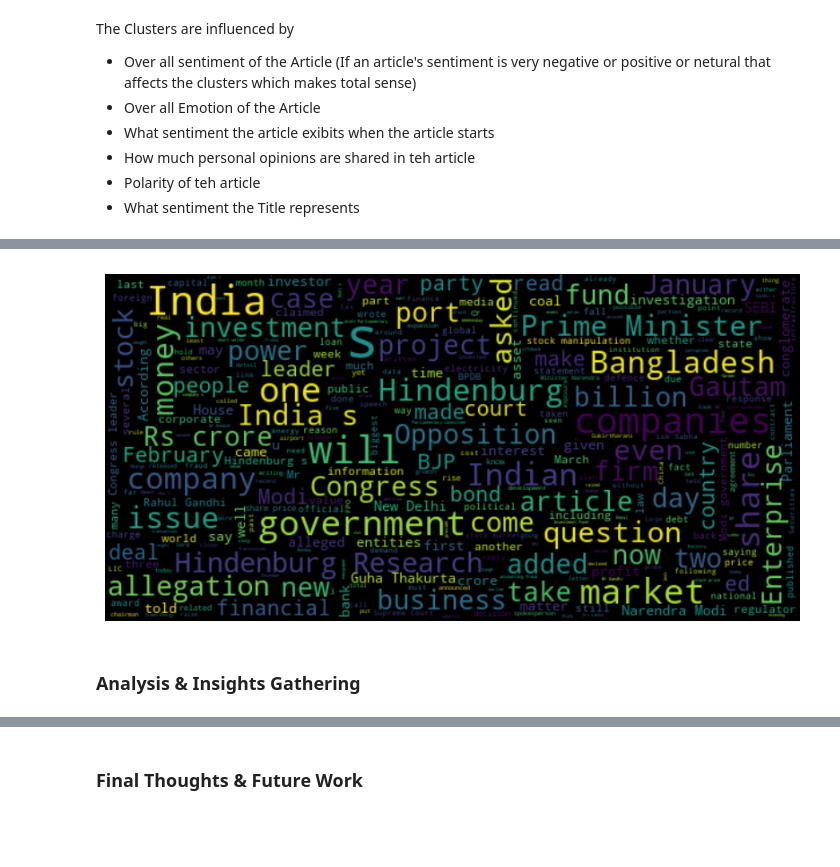
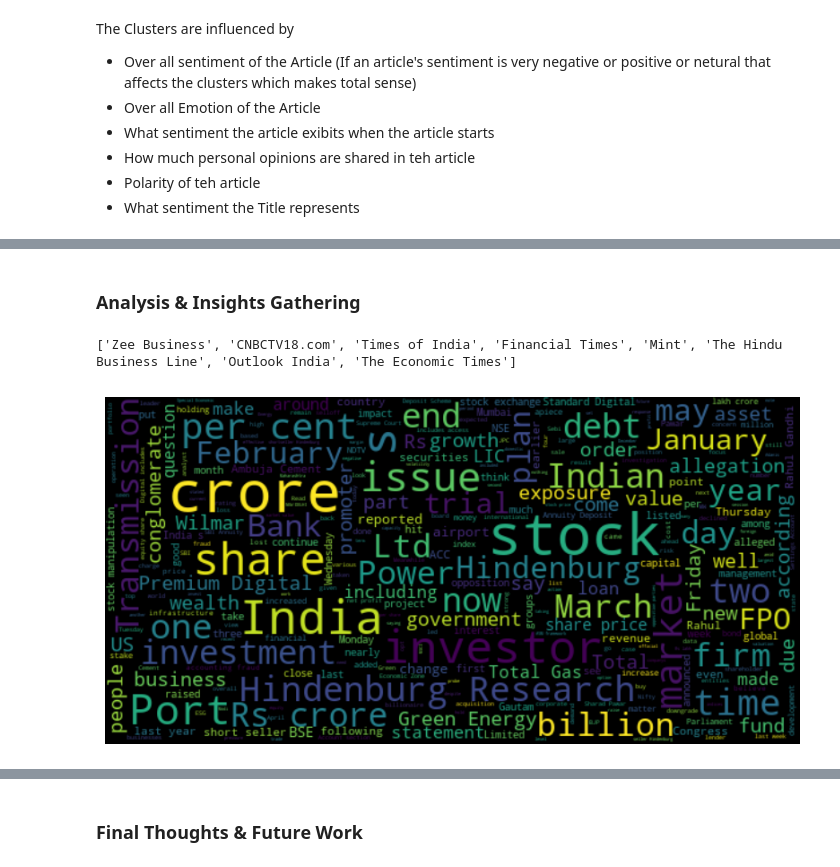
Before and after one commit to balajisriraj/News-Media-Publisher-Analysis, a Jupyter notebook: News_Media_Analysis.ipynb, the cells around one changed output, grey strips where cells are left out. Cells and saved outputs as stored; diff of their text form; code cells hidden in the pictures; blank space fills up the shorter version.

```diff
--- a/News_Media_Analysis.ipynb
+++ b/News_Media_Analysis.ipynb
@@ -870,18 +811,34 @@ left_wing = df_raw[df_raw['Meta_Publisher'].isin(['Times Now',
-# %%
-# Word Cloud
-#txt = ' '.join(text for text in [(df_raw['Article'][0])])
-plt.figure(figsize=(10,6))
-wordcloud = WordCloud(
-    background_color='black',
-    max_font_size=50,
-    max_words=300,
-    height=300,
-    width=600
-).generate(left_wing)
-plt.imshow(wordcloud, interpolation='bilinear')
-plt.axis('off')
-plt.show()
-# %% [output]
-[figure, removed]
 # %% [markdown]
 ### Analysis & Insights Gathering
+# %%
+center_media_publisher = ['Zee Business',
+'CNBCTV18.com',
+'Times of India',
+'Financial Times',
+'Mint',
+'The Hindu Business Line',
+'Outlook India',
+'The Economic Times'
+]
+
+stopwords = set(STOPWORDS)
+stopwords.update(["Adani","Group","group","kaminski","report","said", "will", "companies", "company", "Hidenburg", "report", "Enterprises"])
+center_wing = df_raw[df_raw['Meta_Publisher'].isin(center_media_publisher)]['Article'].str.cat(sep=' ')
+
+# Word Cloud
+#txt = ' '.join(text for text in [(df_raw['Article'][0])])
+plt.figure(figsize=(10,6))
+wordcloud = WordCloud(stopwords=stopwords,
+    background_color='black',
+    max_font_size=50,
+    max_words=300,
+    height=300,
+    width=600
+).generate(center_wing)
+plt.imshow(wordcloud, interpolation='bilinear')
+plt.axis('off')
+print(center_media_publisher)
+plt.show()
+# %% [output]
+['Zee Business', 'CNBCTV18.com', 'Times of India', 'Financial Times', 'Mint', 'The Hindu Business Line', 'Outlook India', 'The Economic Times']
+[figure, added]
```
Also changed, not shown: parts of 41 cells of this notebook.
